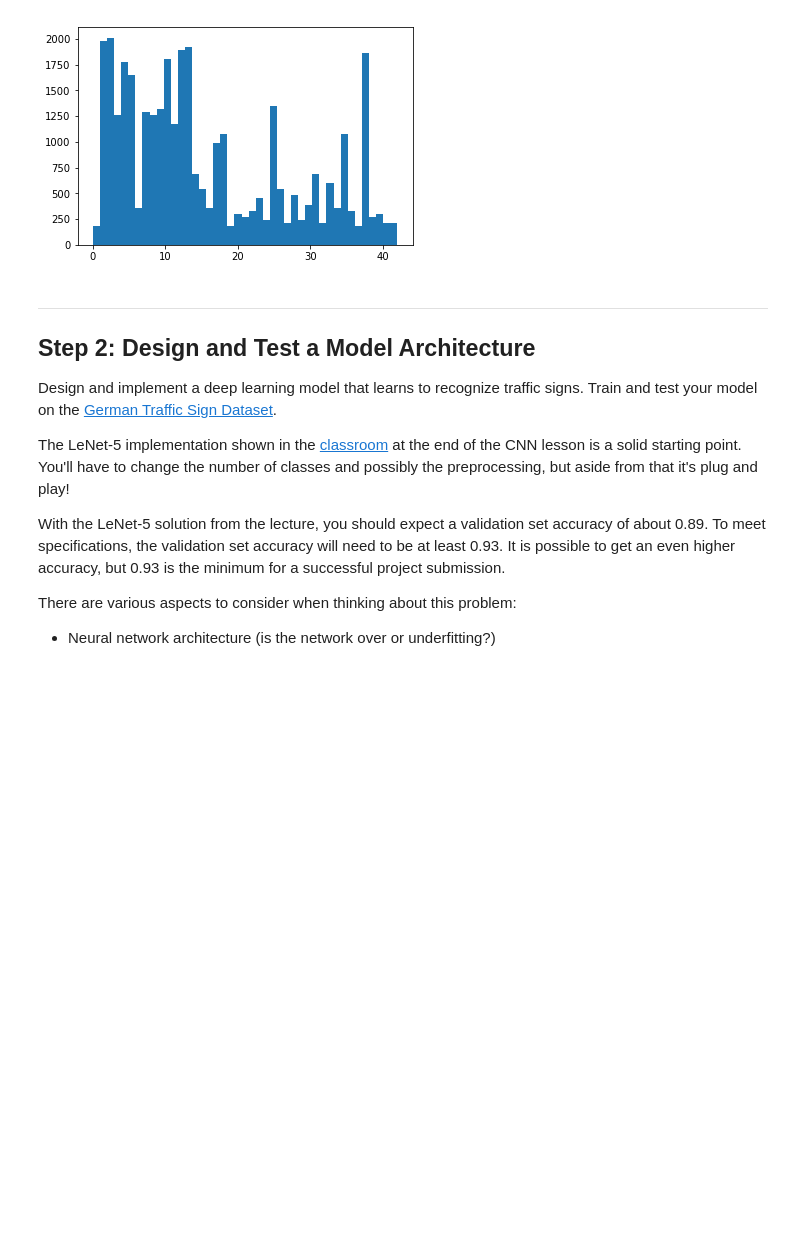
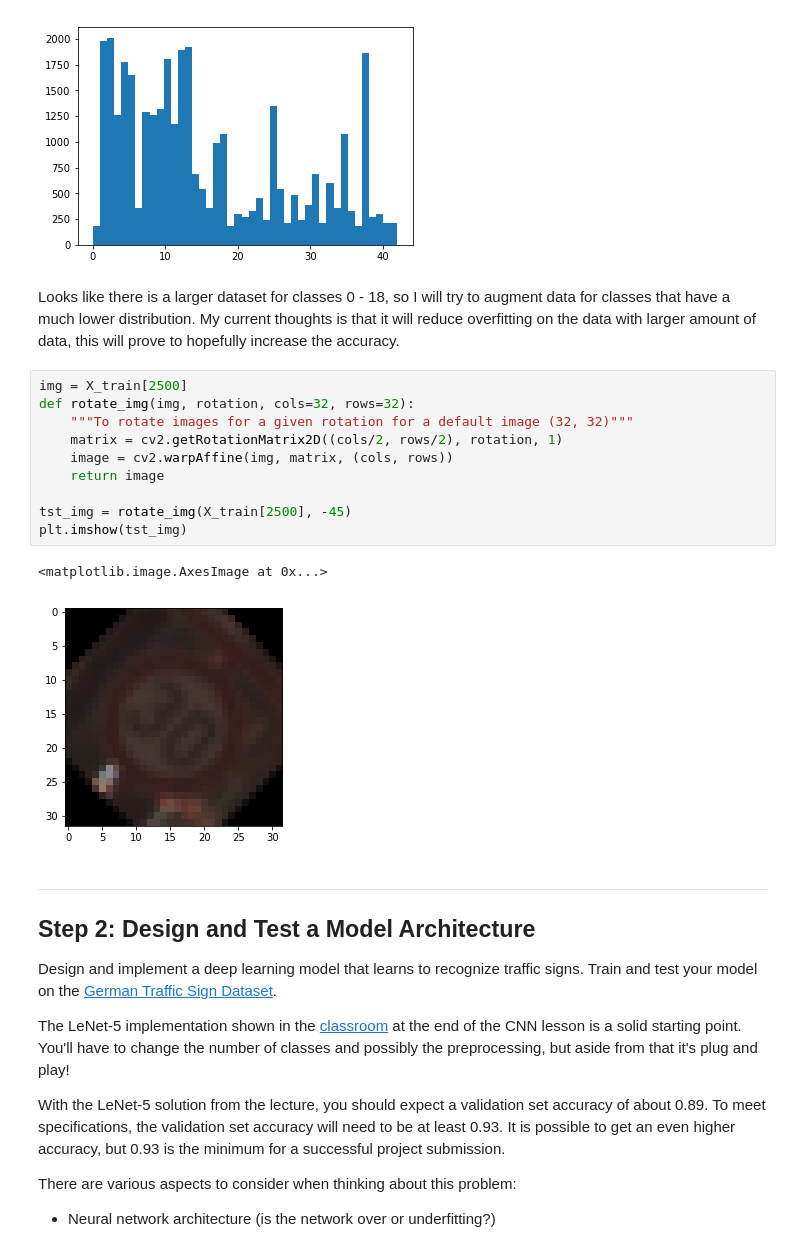
Before and after one commit to Rxmeez/SDCND-1-TrafficSignClassifier, a Jupyter notebook: Traffic_Sign_Classifier.ipynb, the cells around one changed output. Saved outputs shown, nothing was run; the diff lists cells and outputs as text; blank space fills up the shorter version.

Commit message:
Rotating images function added

```diff
--- a/Traffic_Sign_Classifier.ipynb
+++ b/Traffic_Sign_Classifier.ipynb
@@ -115,6 +115,22 @@ plt.hist(y_train, bins = n_classes)
 plt.show()
 # %% [output]
 [figure]
+# %% [markdown]
+Looks like there is a larger dataset for classes 0 - 18, so I will try to augment data for classes that have a much lower distribution.
+My current thoughts is that it will reduce overfitting on the data with larger amount of data, this will prove to hopefully increase the accuracy.
+# %%
+img = X_train[2500]
+def rotate_img(img, rotation, cols=32, rows=32):
+    """To rotate images for a given rotation for a default image (32, 32)"""
+    matrix = cv2.getRotationMatrix2D((cols/2, rows/2), rotation, 1)
+    image = cv2.warpAffine(img, matrix, (cols, rows))
+    return image
+
+tst_img = rotate_img(X_train[2500], -45)
+plt.imshow(tst_img)
+# %% [output]
+<matplotlib.image.AxesImage at 0x...>
+[figure, added]
 # %% [markdown]
 ----
 
```
Also changed, not shown: parts of 2 cells of this notebook.
